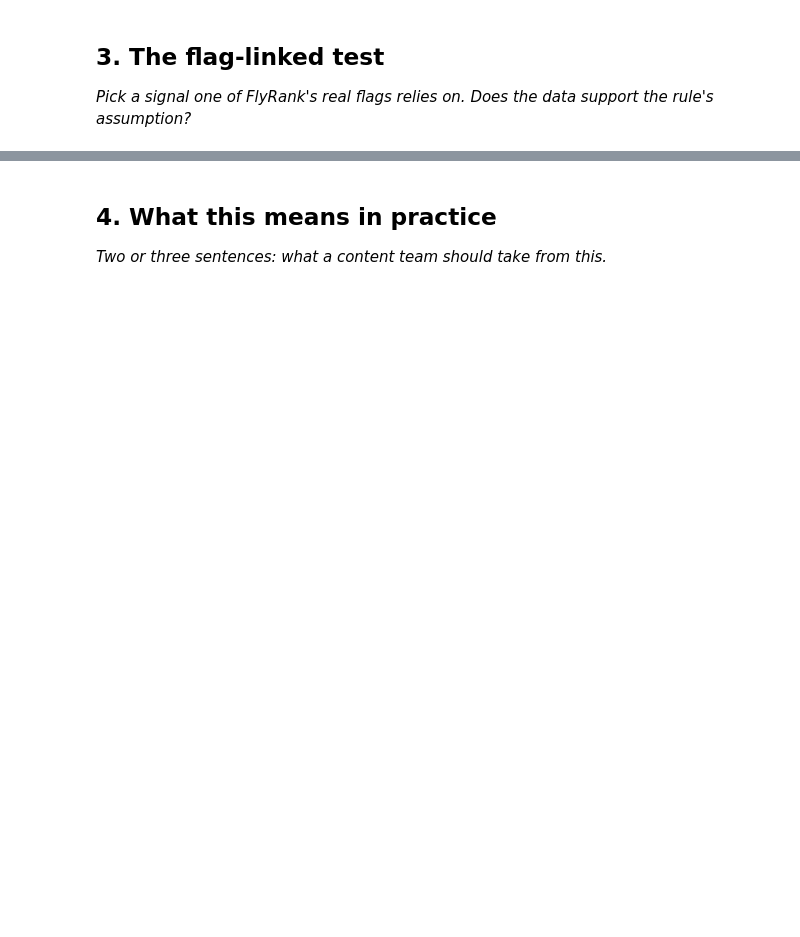
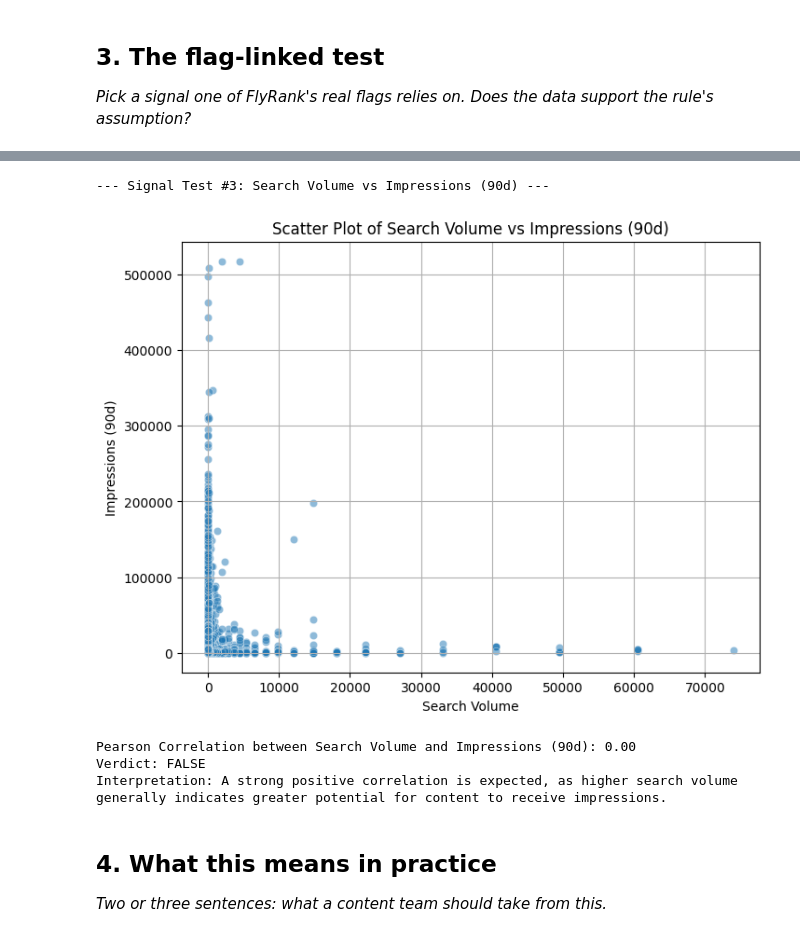
Before and after one commit to srvnkumr27/flyrank-ml-internship, a Jupyter notebook: work/notebooks/w04_signal_audit.ipynb, the cells around one changed output, grey strips where cells are left out. Cells and saved outputs as stored; diff of their text form; code cells hidden in the pictures; blank space fills up the shorter version.

```diff
--- a/work/notebooks/w04_signal_audit.ipynb
+++ b/work/notebooks/w04_signal_audit.ipynb
@@ -21,3 +123,41 @@ This skeleton is yours to fill. Work the sections **in order** — each one has
+# %%
+import matplotlib.pyplot as plt
+import seaborn as sns
+
+# Signal Test #3: Search Volume vs Impressions (90d)
+print("\n--- Signal Test #3: Search Volume vs Impressions (90d) ---")
+
+# Visualize the relationship
+plt.figure(figsize=(8, 6))
+sns.scatterplot(x='search_volume', y='impressions_90d', data=df, alpha=0.5)
+plt.title('Scatter Plot of Search Volume vs Impressions (90d)')
+plt.xlabel('Search Volume')
+plt.ylabel('Impressions (90d)')
+plt.grid(True)
+plt.show()
+
+# Calculate correlation
+correlation = df['search_volume'].corr(df['impressions_90d'])
+print(f"Pearson Correlation between Search Volume and Impressions (90d): {correlation:.2f}")
+
+# Verdict
+if correlation > 0.7:
+    verdict = "CONFIRMED"
+elif correlation < -0.7:
+    verdict = "OPPOSITE"
+elif abs(correlation) >= 0.3:
+    verdict = "MIXED"
+else:
+    verdict = "FALSE"
+
+print(f"Verdict: {verdict}")
+print("Interpretation: A strong positive correlation is expected, as higher search volume generally indicates greater potential for content to receive impressions.")
+# %% [output]
+--- Signal Test #3: Search Volume vs Impressions (90d) ---
+[figure, added]
+Pearson Correlation between Search Volume and Impressions (90d): 0.00
+Verdict: FALSE
+Interpretation: A strong positive correlation is expected, as higher search volume generally indicates greater potential for content to receive impressions.
 # %% [markdown]
 ## 4. What this means in practice
 
```
Also changed, not shown: parts of 5 cells of this notebook.
